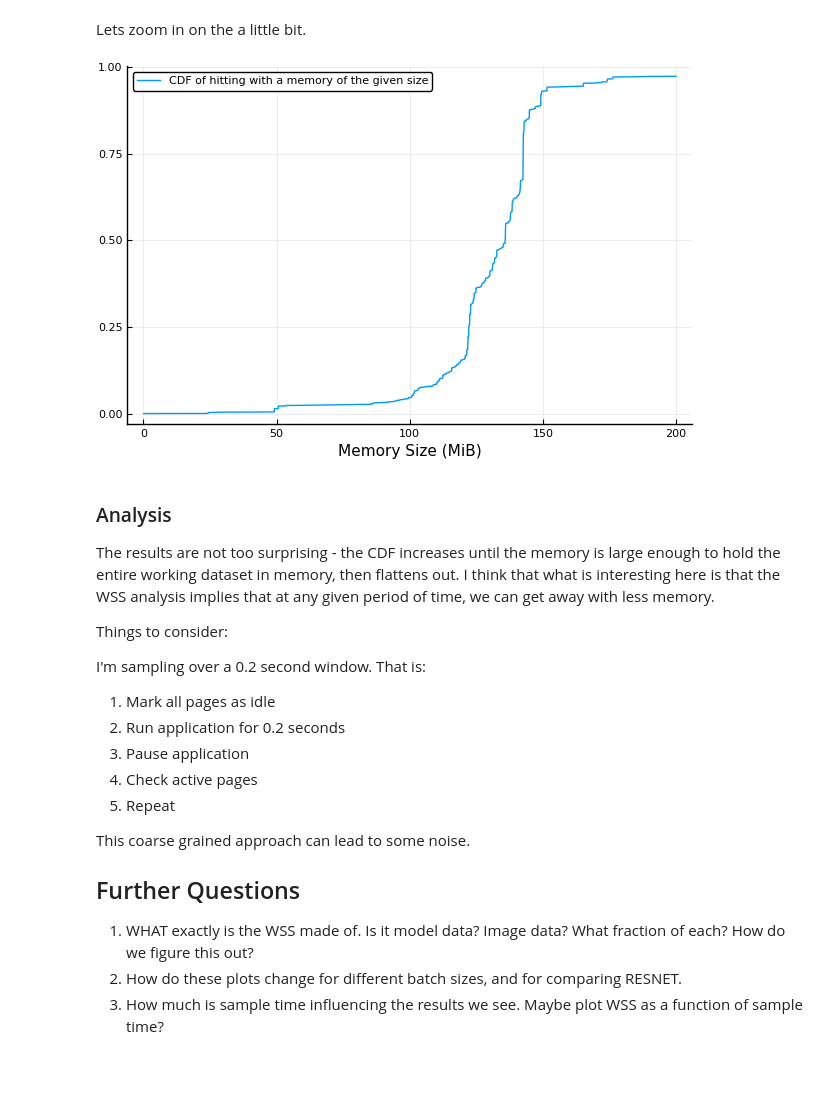
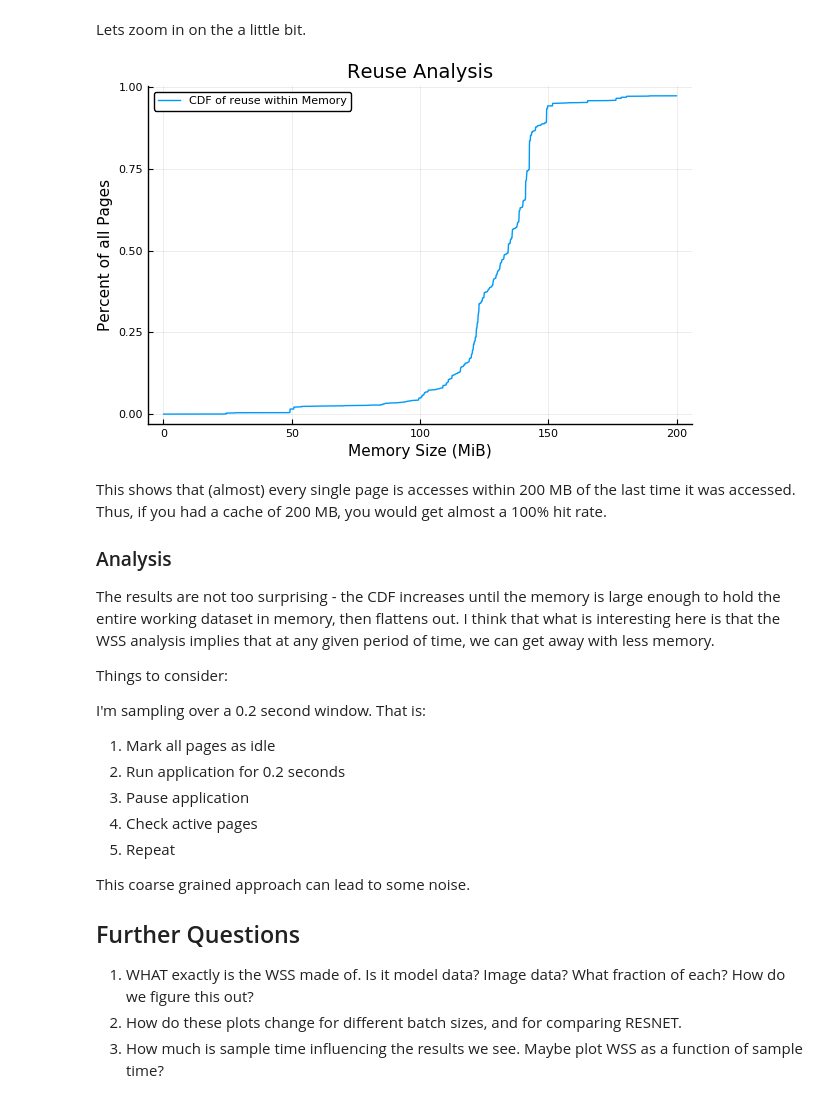
Before and after one commit to darchr/ml-tools, a Jupyter notebook: notebooks/basic_analysis/basic_analysis.ipynb, the cells around one changed output. Saved outputs shown, nothing was run; the diff lists cells and outputs as text; code cells hidden in the pictures; blank space fills up the shorter version.

Commit message:
Redo basic analysis with updated MemSnoop
Also check to see the overheads of Docker and Python

```diff
--- a/notebooks/basic_analysis/basic_analysis.ipynb
+++ b/notebooks/basic_analysis/basic_analysis.ipynb
@@ -119,11 +119,15 @@ Lets zoom in on the a little bit.
 # %%
 ind = findfirst(x -> x > 200, memory)
 
-plot(memory[1:ind], cdf[1:ind], lab = "CDF of hitting with a memory of the given size")
+plot(memory[1:ind], cdf[1:ind], lab = "CDF of reuse within Memory")
+title!("Reuse Analysis")
 xlabel!("Memory Size (MiB)")
+ylabel!("Percent of all Pages")
 # %% [output]
-[figure, old version]
+[figure, new version]
 # %% [markdown]
+This shows that (almost) every single page is accesses within 200 MB of the last time it was accessed. Thus, if you had a cache of 200 MB, you would get almost a 100% hit rate.
+
 ### Analysis
 
 The results are not too surprising - the CDF increases until the memory is large enough to hold the entire working dataset in memory, then flattens out. I think that what is interesting here is that the WSS analysis implies that at any given period of time, we can get away with less memory.
```
Also changed, not shown: parts of 10 cells of this notebook, 11 other files.
